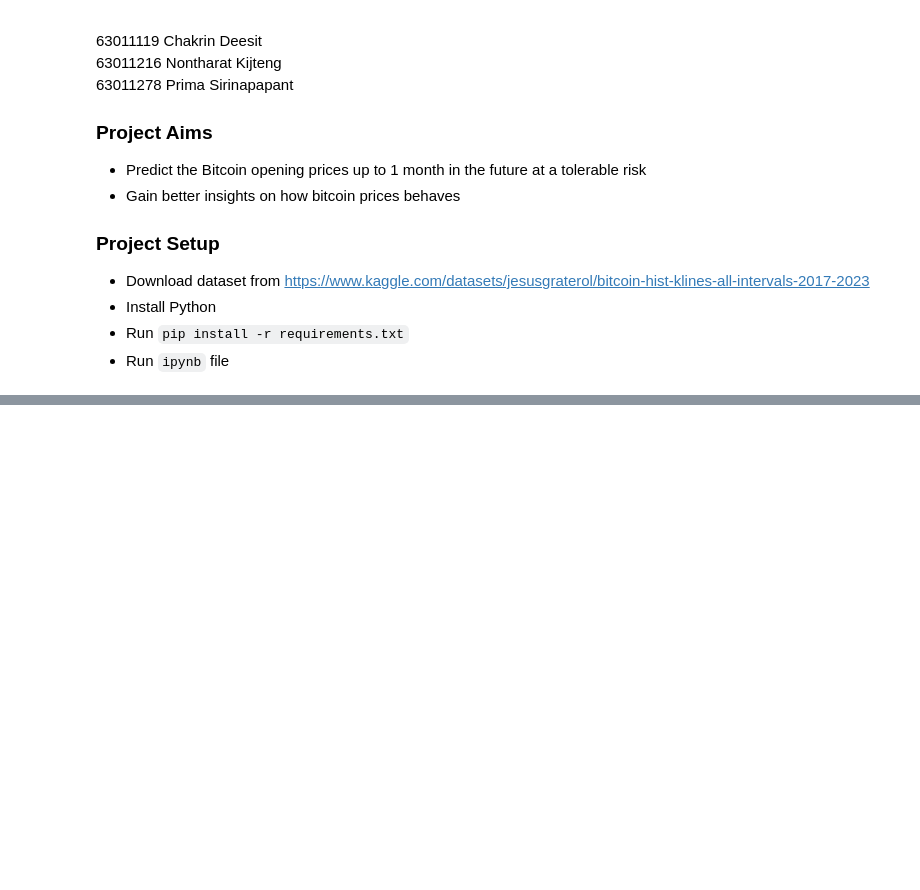
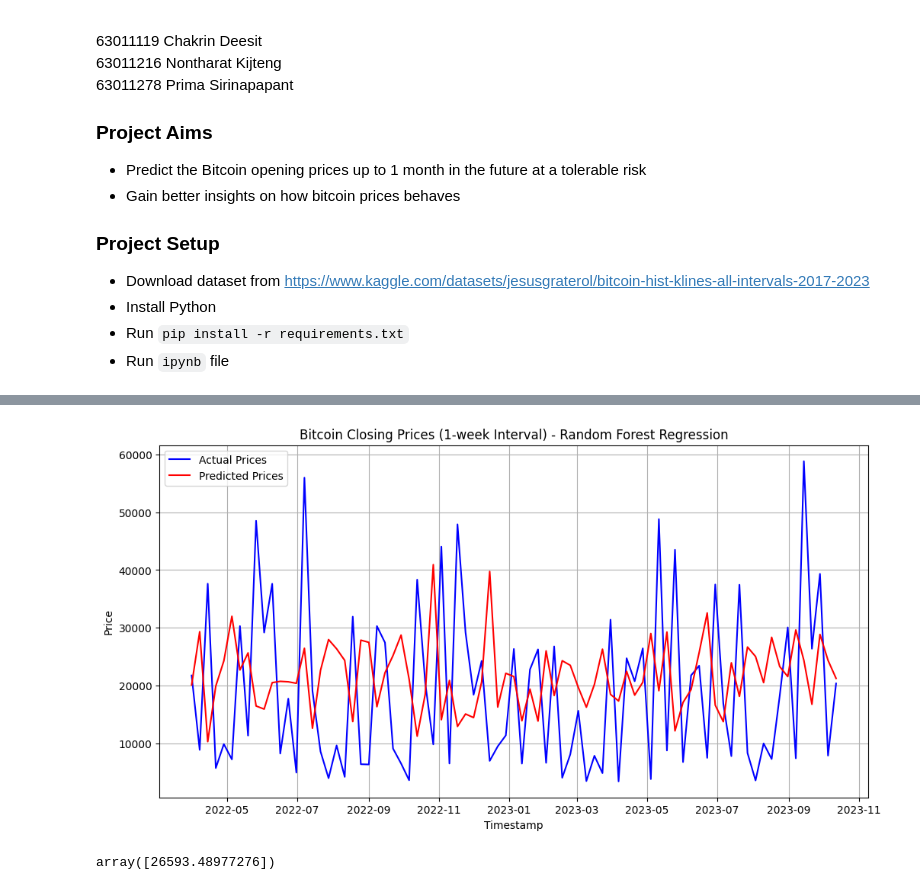
Before and after one commit to deeckn/bitcoin-predictions, a Jupyter notebook: main.ipynb, the cells around one changed output, grey strips where cells are left out. Saved outputs shown, nothing was run; the diff lists cells and outputs as text; code cells hidden in the pictures; blank space fills up the shorter version.

```diff
--- a/main.ipynb
+++ b/main.ipynb
@@ -218,0 +176,28 @@ plot_candlestick_chart("Bitcoin Price (3-months Interval)", interval_df_3mm)
+# %%
+hyperparameters = {
+    "n_estimators": 2048,
+    "max_depth": 32,
+    "min_samples_leaf": 2,
+}
+
+random_forest_1w = RandomForestRegressor(
+    n_estimators=hyperparameters.get('n_estimators'),
+    max_depth=hyperparameters.get('max_depth'),
+    min_samples_leaf=hyperparameters.get('min_samples_leaf'),
+    random_state=RANDOM_STATE
+)
+
+trained_random_forest_1w = plot_price_predictions(
+    "Bitcoin Closing Prices (1-week Interval) - Random Forest Regression",
+    interval_df_1w,
+    random_forest_1w,
+    hyperparameters
+)
+# %% [output]
+[figure, added]
+# %%
+prediction = trained_random_forest_1w.predict([[1696377599]])
+
+prediction
+# %% [output]
+array([26593.48977276])
```
Also changed, not shown: parts of 38 cells of this notebook.
